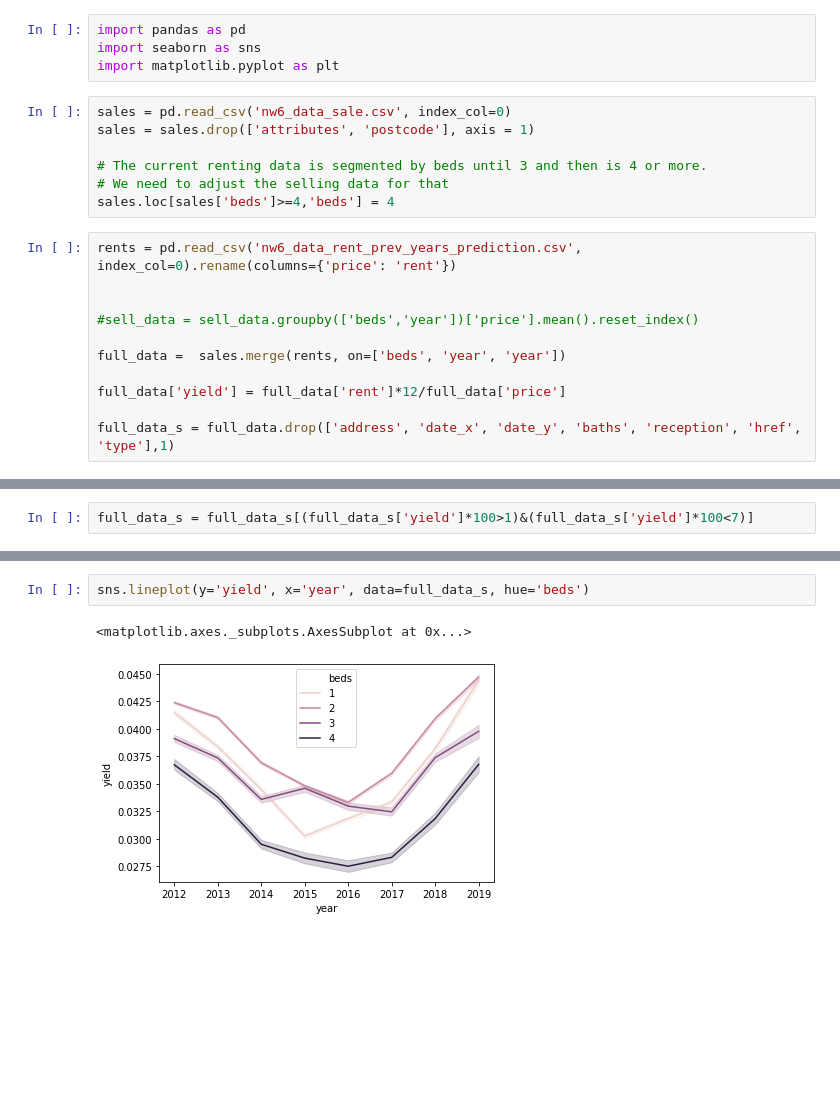
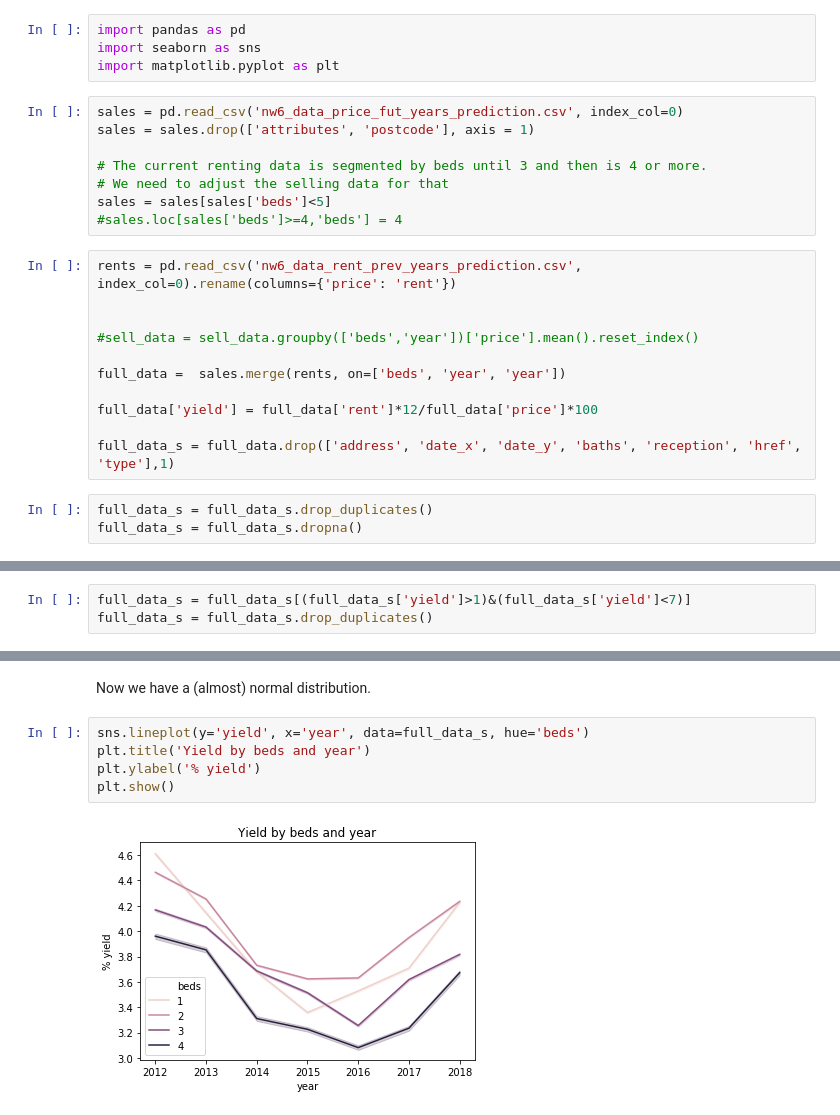
Before and after one commit to angelrureLurtis/LondonNW6, a Jupyter notebook: Yield_analysis.ipynb, the cells around one changed output, grey strips where cells are left out. Drawn from its saved outputs; the diff is of its cells as text; blank space fills up the shorter version.

```diff
--- a/Yield_analysis.ipynb
+++ b/Yield_analysis.ipynb
@@ -3,12 +3,13 @@ import pandas as pd
 import seaborn as sns
 import matplotlib.pyplot as plt
 # %%
-sales = pd.read_csv('nw6_data_sale.csv', index_col=0)
+sales = pd.read_csv('nw6_data_price_fut_years_prediction.csv', index_col=0)
 sales = sales.drop(['attributes', 'postcode'], axis = 1)
 
 # The current renting data is segmented by beds until 3 and then is 4 or more.
 # We need to adjust the selling data for that
-sales.loc[sales['beds']>=4,'beds'] = 4
+sales = sales[sales['beds']<5]
+#sales.loc[sales['beds']>=4,'beds'] = 4
 # %%
 rents = pd.read_csv('nw6_data_rent_prev_years_prediction.csv', index_col=0).rename(columns={'price': 'rent'})
 
@@ -17,6 +18,9 @@ rents = pd.read_csv('nw6_data_rent_prev_years_prediction.csv', index_col=0).rena
 
 full_data =  sales.merge(rents, on=['beds', 'year', 'year'])
 
-full_data['yield'] = full_data['rent']*12/full_data['price']
+full_data['yield'] = full_data['rent']*12/full_data['price']*100
 
 full_data_s = full_data.drop(['address', 'date_x', 'date_y', 'baths', 'reception', 'href', 'type'],1)
+# %%
+full_data_s = full_data_s.drop_duplicates()
+full_data_s = full_data_s.dropna()
@@ -23,2 +36,3 @@ full_data_s = full_data.drop(['address', 'date_x', 'date_y', 'baths', 'reception
 # %%
-full_data_s = full_data_s[(full_data_s['yield']*100>1)&(full_data_s['yield']*100<7)]
+full_data_s = full_data_s[(full_data_s['yield']>1)&(full_data_s['yield']<7)]
+full_data_s = full_data_s.drop_duplicates()
@@ -25,5 +44,9 @@ full_data_s = full_data_s[(full_data_s['yield']*100>1)&(full_data_s['yield']*100
+# %% [markdown]
+Now we have a (almost) normal distribution.
 # %%
 sns.lineplot(y='yield', x='year', data=full_data_s, hue='beds')
+plt.title('Yield by beds and year')
+plt.ylabel('% yield')
+plt.show()
 # %% [output]
-<matplotlib.axes._subplots.AxesSubplot at 0x...>
-[figure, old version]
+[figure, new version]
```
Also changed, not shown: parts of 11 cells of this notebook, 3 other files.
